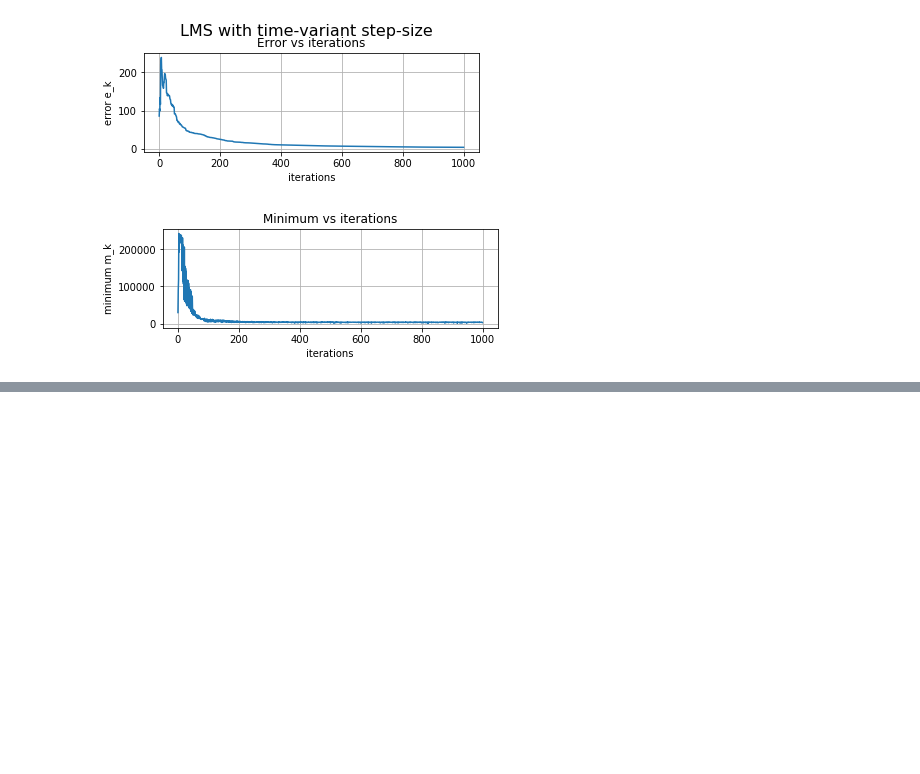
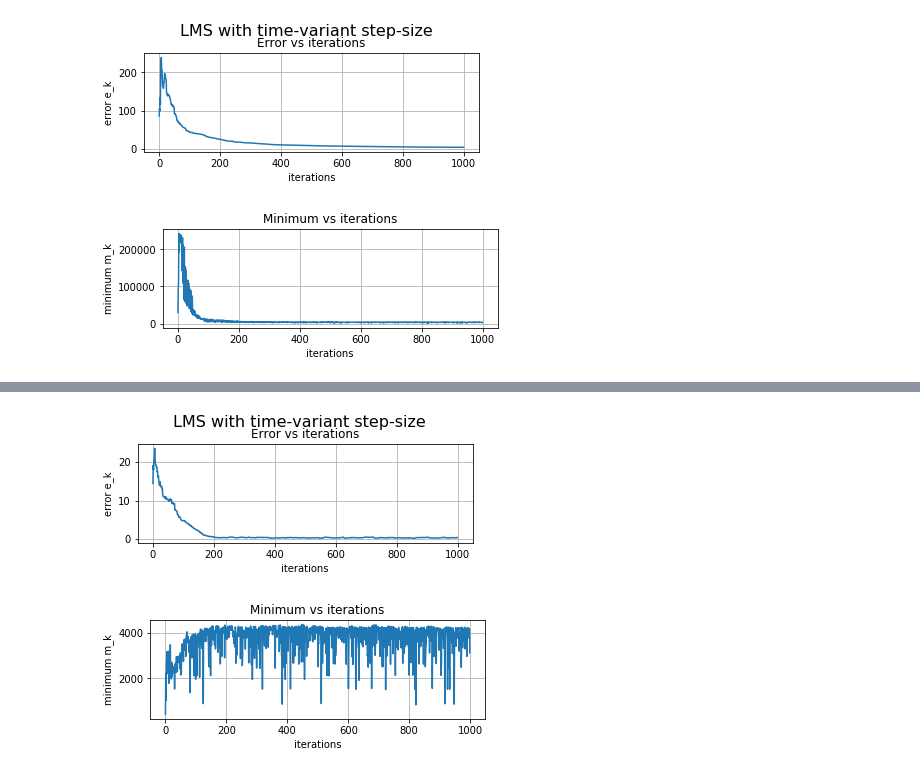
Before and after one commit to jckruz777/Adaptive_Processing, a Jupyter notebook: tarea2/Tarea_02.ipynb, the cells around one changed output, grey strips where cells are left out. Drawn from its saved outputs; the diff is of its cells as text; code cells hidden in the pictures; blank space fills up the shorter version.

```diff
--- a/tarea2/Tarea_02.ipynb
+++ b/tarea2/Tarea_02.ipynb
@@ -221,0 +313,5 @@ c_k: (10, 1)
+# %%
+(k_iterations, ck) = e_nlms_power_norm(d, U, c_k, tol, iterMax)
+# %% [output]
+[figure, added]
+[figure, added]
```
Also changed, not shown: parts of 3 cells of this notebook.
